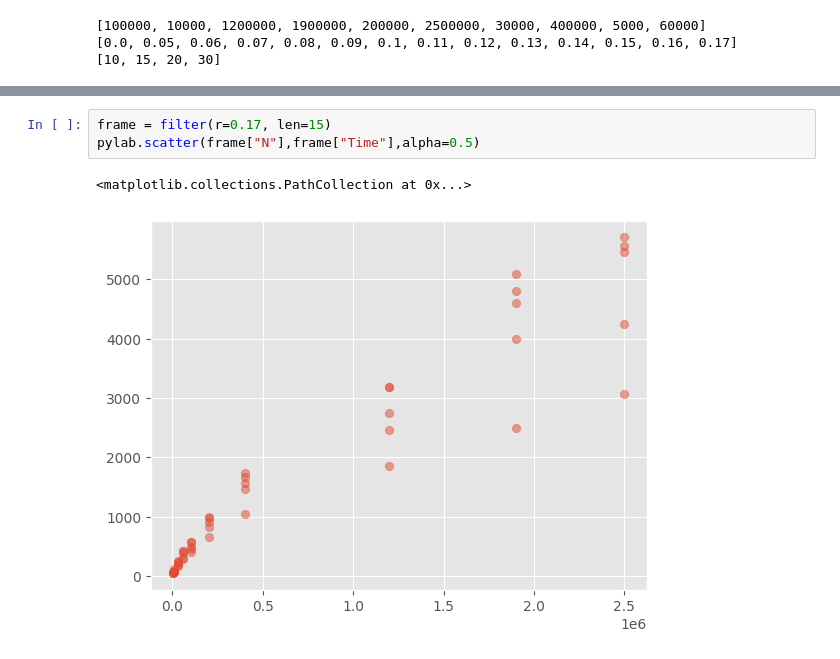
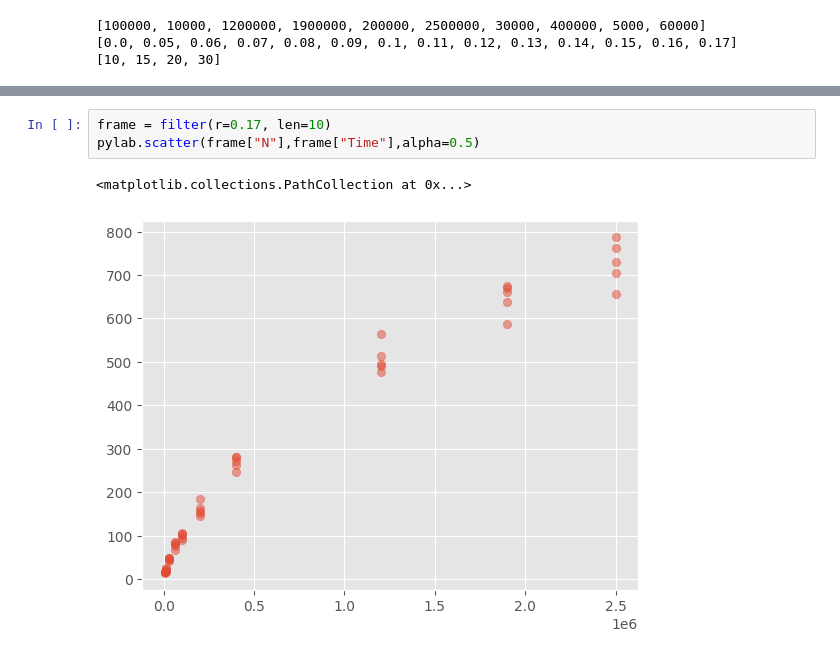
Before and after one commit to weathon/dating-app-pub, a Jupyter notebook: res/main.ipynb, the cells around one changed output, grey strips where cells are left out. Drawn from its saved outputs; the diff is of its cells as text.

Commit message:
RAM plot

```diff
--- a/res/main.ipynb
+++ b/res/main.ipynb
@@ -43,6 +43,6 @@ LinregressResult(slope=0.06934353986630608, intercept=274.33964539941553, rvalue
 # %%
-frame = filter(r=0.17, len=15)
+frame = filter(r=0.17, len=10)
 pylab.scatter(frame["N"],frame["Time"],alpha=0.5)
 # %% [output]
 <matplotlib.collections.PathCollection at 0x...>
-[figure, old version]
+[figure, new version]
```
Also changed, not shown: parts of 2 cells of this notebook, 2 other files.
